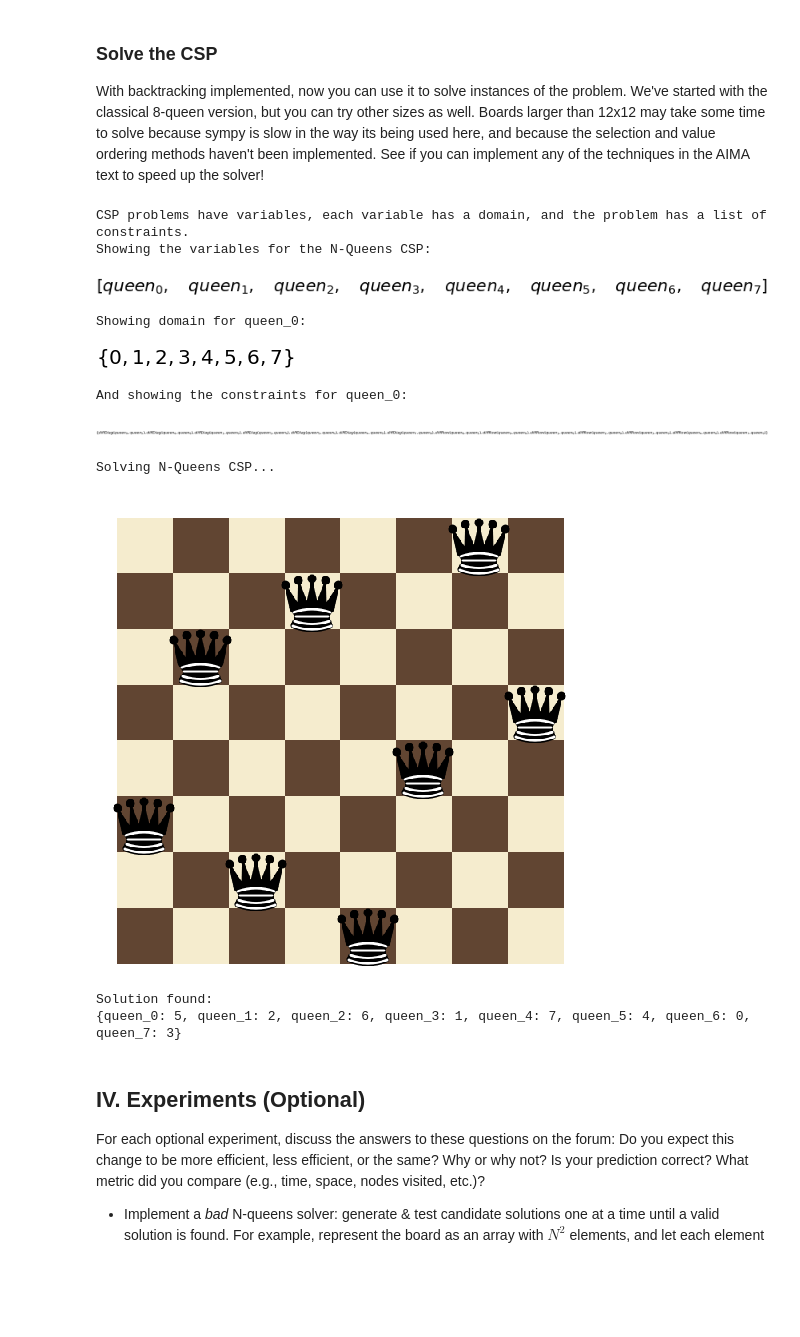
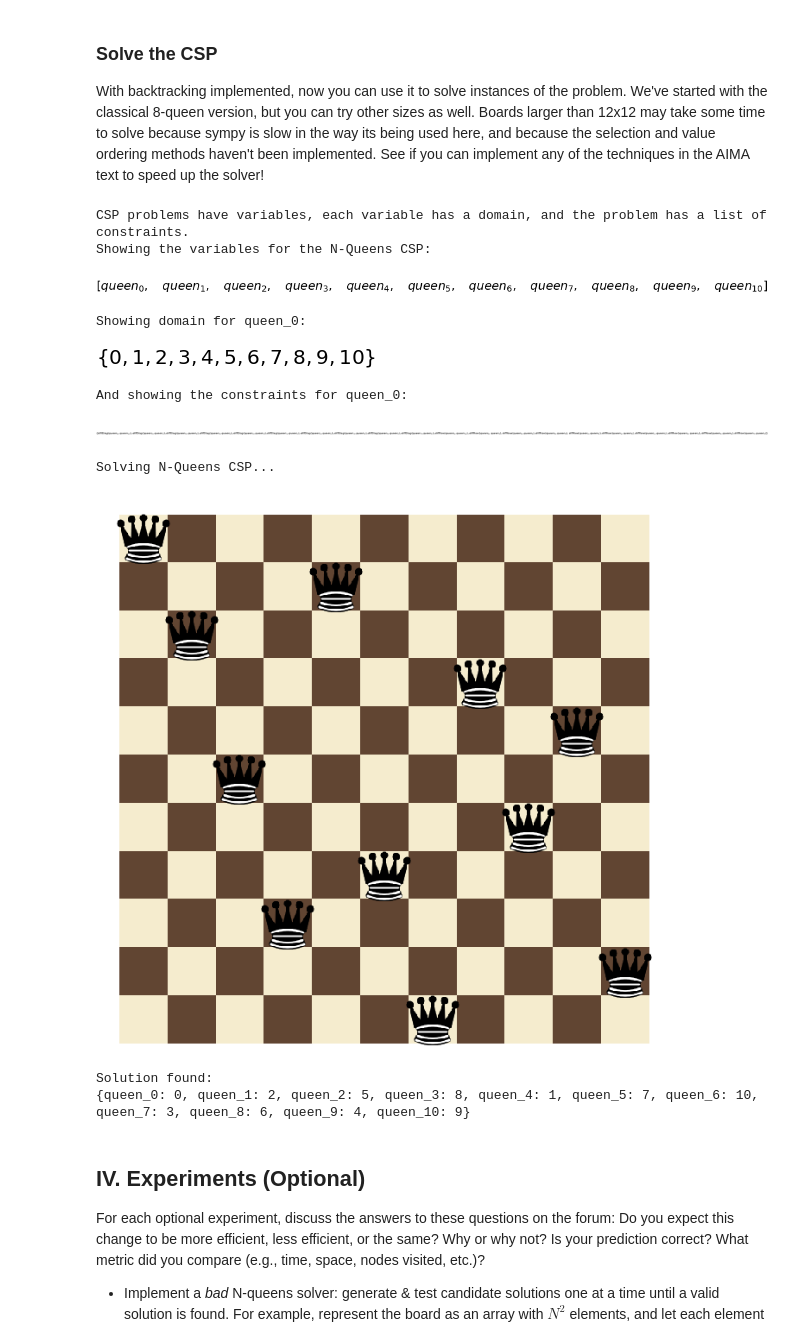
Before and after one commit to cavaunpeu/n-queens-sympy, a Jupyter notebook: AIND-Constraint_Satisfaction.ipynb, the cells around one changed output. Cells and saved outputs as stored; diff of their text form; code cells hidden in the pictures; blank space fills up the shorter version.

```diff
--- a/AIND-Constraint_Satisfaction.ipynb
+++ b/AIND-Constraint_Satisfaction.ipynb
@@ -266,36 +267,36 @@ def backtrack(assignment, csp):
 ### Solve the CSP
 With backtracking implemented, now you can use it to solve instances of the problem. We've started with the classical 8-queen version, but you can try other sizes as well.  Boards larger than 12x12 may take some time to solve because sympy is slow in the way its being used here, and because the selection and value ordering methods haven't been implemented.  See if you can implement any of the techniques in the AIMA text to speed up the solver!
 # %%
-num_queens = 8
+num_queens = 11
 csp = NQueensCSP(num_queens)
 var = csp.variables[0]
 print("CSP problems have variables, each variable has a domain, and the problem has a list of constraints.")
 print("Showing the variables for the N-Queens CSP:")
 display(csp.variables)
 print("Showing domain for {}:".format(var))
 display(csp.domains[var])
 print("And showing the constraints for {}:".format(var))
 display(csp._constraints[var])
 
 print("Solving N-Queens CSP...")
 assn = backtracking_search(csp)
 if assn is not None:
     csp.show(assn)
     print("Solution found:\n{!s}".format(assn))
 else:
     print("No solution found.")
 # %% [output]
 CSP problems have variables, each variable has a domain, and the problem has a list of constraints.
 Showing the variables for the N-Queens CSP:
-[figure, old version]
+[figure, new version]
 Showing domain for queen_0:
-[figure, old version]
+[figure, new version]
 And showing the constraints for queen_0:
-[figure, old version]
+[figure, new version]
 Solving N-Queens CSP...
-[figure, old version]
+[figure, new version]
 Solution found:
-{queen_0: 5, queen_1: 2, queen_2: 6, queen_3: 1, queen_4: 7, queen_5: 4, queen_6: 0, queen_7: 3}
+{queen_0: 0, queen_1: 2, queen_2: 5, queen_3: 8, queen_4: 1, queen_5: 7, queen_6: 10, queen_7: 3, queen_8: 6, queen_9: 4, queen_10: 9}
 # %% [markdown]
 ## IV. Experiments (Optional)
 For each optional experiment, discuss the answers to these questions on the forum: Do you expect this change to be more efficient, less efficient, or the same?  Why or why not?  Is your prediction correct?  What metric did you compare (e.g., time, space, nodes visited, etc.)?
```
Also changed, not shown: parts of 1 cell of this notebook.
